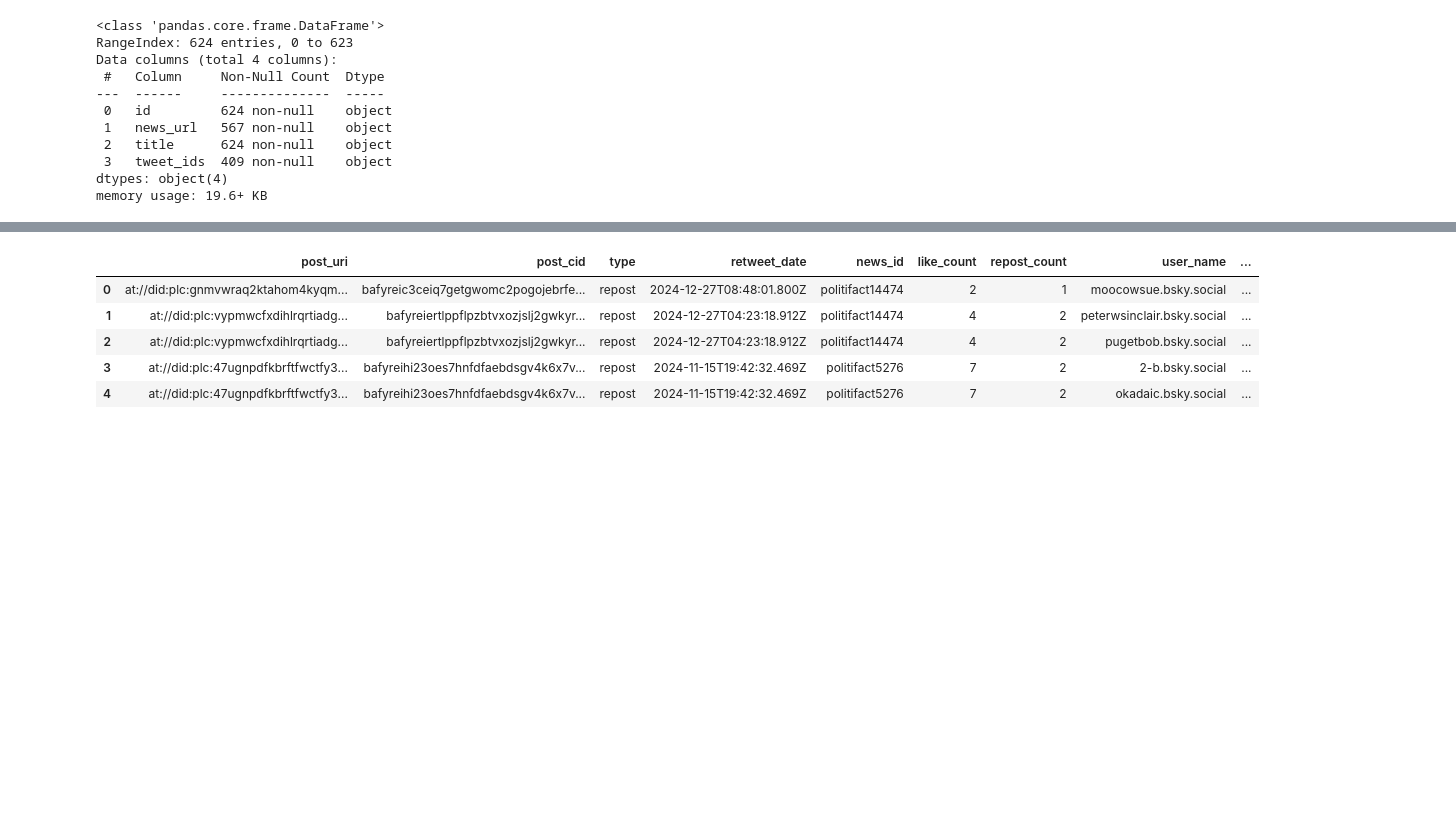
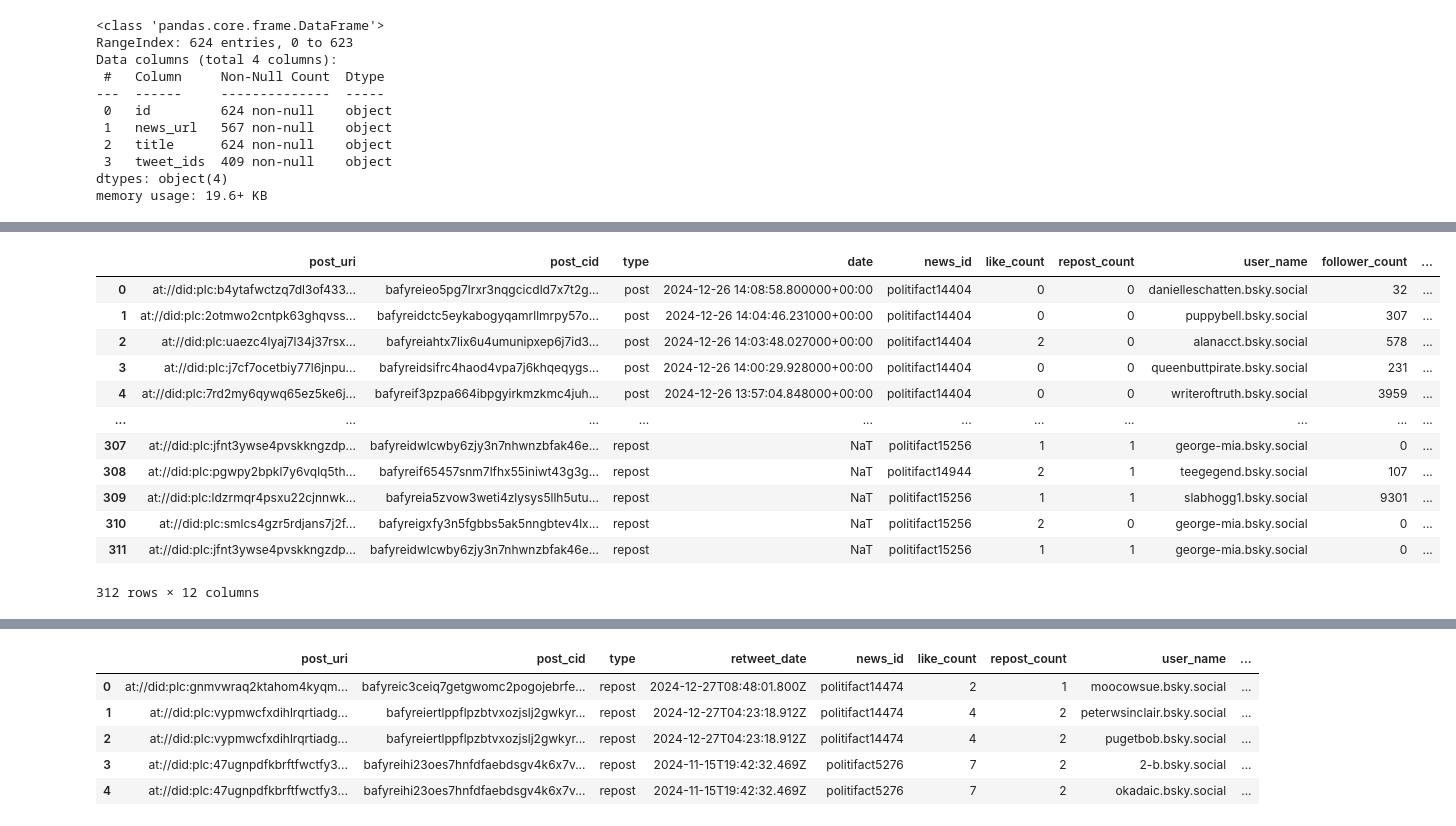
Before and after one commit to celdot/fake_news_bsky_detector, a Jupyter notebook: historical_features_pipeline.ipynb, the cells around one changed output, grey strips where cells are left out. Cells and saved outputs as stored; diff of their text form; code cells hidden in the pictures; blank space fills up the shorter version.

```diff
--- a/historical_features_pipeline.ipynb
+++ b/historical_features_pipeline.ipynb
@@ -210,3 +185,19 @@ memory usage: 96.1+ KB
 # %%
 # politifact_fake_posts.to_csv("data/politifact_fake_posts.csv", index=False)
 politifact_fake_posts = pd.read_csv("data/politifact_fake_posts.csv")
+# %%
+politifact_fake_posts
+# %% [output]
+|  | post_uri | post_cid | type | date | news_id | like_count | repost_count | user_name | follower_count | ... |
+| 0 | at://did:plc:b4ytafwctzq7dl3of433... | bafyreieo5pg7lrxr3nqgcicdld7x7t2g... | post | 2024-12-26 14:08:58.800000+00:00 | politifact14404 | 0 | 0 | danielleschatten.bsky.social | 32 | ... |
+| 1 | at://did:plc:2otmwo2cntpk63ghqvss... | bafyreidctc5eykabogyqamrllmrpy57o... | post | 2024-12-26 14:04:46.231000+00:00 | politifact14404 | 0 | 0 | puppybell.bsky.social | 307 | ... |
+| 2 | at://did:plc:uaezc4lyaj7l34j37rsx... | bafyreiahtx7lix6u4umunipxep6j7id3... | post | 2024-12-26 14:03:48.027000+00:00 | politifact14404 | 2 | 0 | alanacct.bsky.social | 578 | ... |
+| 3 | at://did:plc:j7cf7ocetbiy77l6jnpu... | bafyreidsifrc4haod4vpa7j6khqeqygs... | post | 2024-12-26 14:00:29.928000+00:00 | politifact14404 | 0 | 0 | queenbuttpirate.bsky.social | 231 | ... |
+| 4 | at://did:plc:7rd2my6qywq65ez5ke6j... | bafyreif3pzpa664ibpgyirkmzkmc4juh... | post | 2024-12-26 13:57:04.848000+00:00 | politifact14404 | 0 | 0 | writeroftruth.bsky.social | 3959 | ... |
+| ... | ... | ... | ... | ... | ... | ... | ... | ... | ... | ... |
+| 307 | at://did:plc:jfnt3ywse4pvskkngzdp... | bafyreidwlcwby6zjy3n7nhwnzbfak46e... | repost | NaT | politifact15256 | 1 | 1 | george-mia.bsky.social | 0 | ... |
+| 308 | at://did:plc:pgwpy2bpkl7y6vqlq5th... | bafyreif65457snm7lfhx55iniwt43g3g... | repost | NaT | politifact14944 | 2 | 1 | teegegend.bsky.social | 107 | ... |
+| 309 | at://did:plc:ldzrmqr4psxu22cjnnwk... | bafyreia5zvow3weti4zlysys5llh5utu... | repost | NaT | politifact15256 | 1 | 1 | slabhogg1.bsky.social | 9301 | ... |
+| 310 | at://did:plc:smlcs4gzr5rdjans7j2f... | bafyreigxfy3n5fgbbs5ak5nngbtev4lx... | repost | NaT | politifact15256 | 2 | 0 | george-mia.bsky.social | 0 | ... |
+| 311 | at://did:plc:jfnt3ywse4pvskkngzdp... | bafyreidwlcwby6zjy3n7nhwnzbfak46e... | repost | NaT | politifact15256 | 1 | 1 | george-mia.bsky.social | 0 | ... |
+312 rows × 12 columns
```
Also changed, not shown: parts of 13 cells of this notebook.
